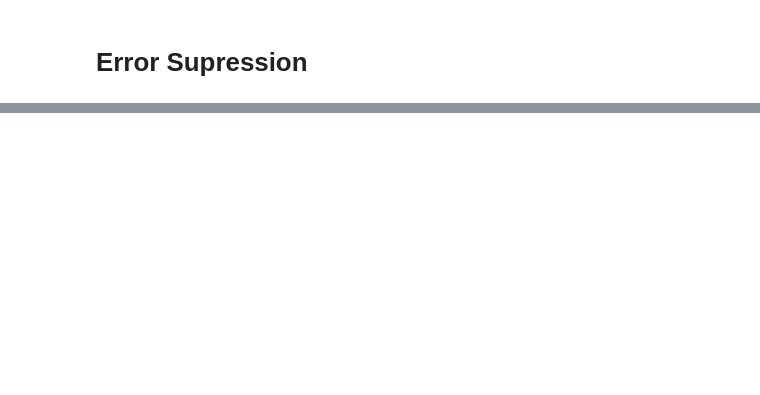
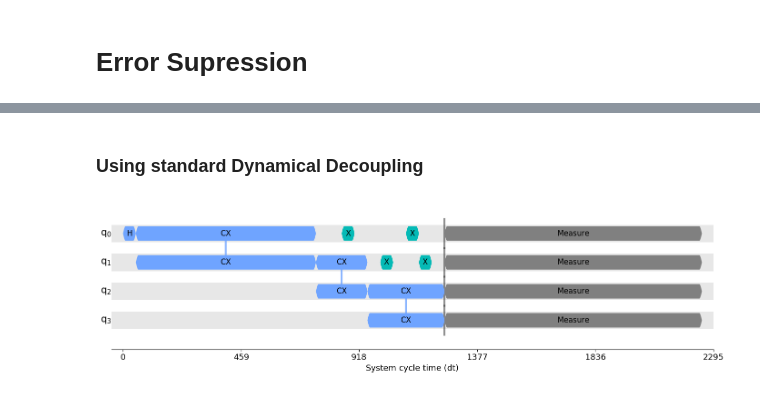
Before and after one commit to KIT-TVA/qiskit-hackathon-2025, a Jupyter notebook: ErrorSupression_Notebook.ipynb, the cells around one changed output, grey strips where cells are left out. Cells and saved outputs as stored; diff of their text form; code cells hidden in the pictures; blank space fills up the shorter version.

```diff
--- a/ErrorSupression_Notebook.ipynb
+++ b/ErrorSupression_Notebook.ipynb
@@ -36,0 +231,16 @@ Each step is detailed below with corresponding code examples:
+# %% [markdown]
+### Using standard Dynamical Decoupling
+# %%
+# Create pass manager
+scheduling = PassManager()
+scheduling.append(ALAPScheduleAnalysis(durations))
+
+# Use balanced X-X sequence on all qubits
+dd_sequence = [lib.XGate(), lib.XGate()]
+scheduling.append(PadDynamicalDecoupling(durations, dd_sequence=dd_sequence))
+
+# Run the circuit through the pass manager
+transpiled_circuit = scheduling.run(circ)
+timeline_drawer(transpiled_circuit, target=target)
+# %% [output]
+[figure, added]
```
Also changed, not shown: parts of 29 cells of this notebook, 2 other files.
